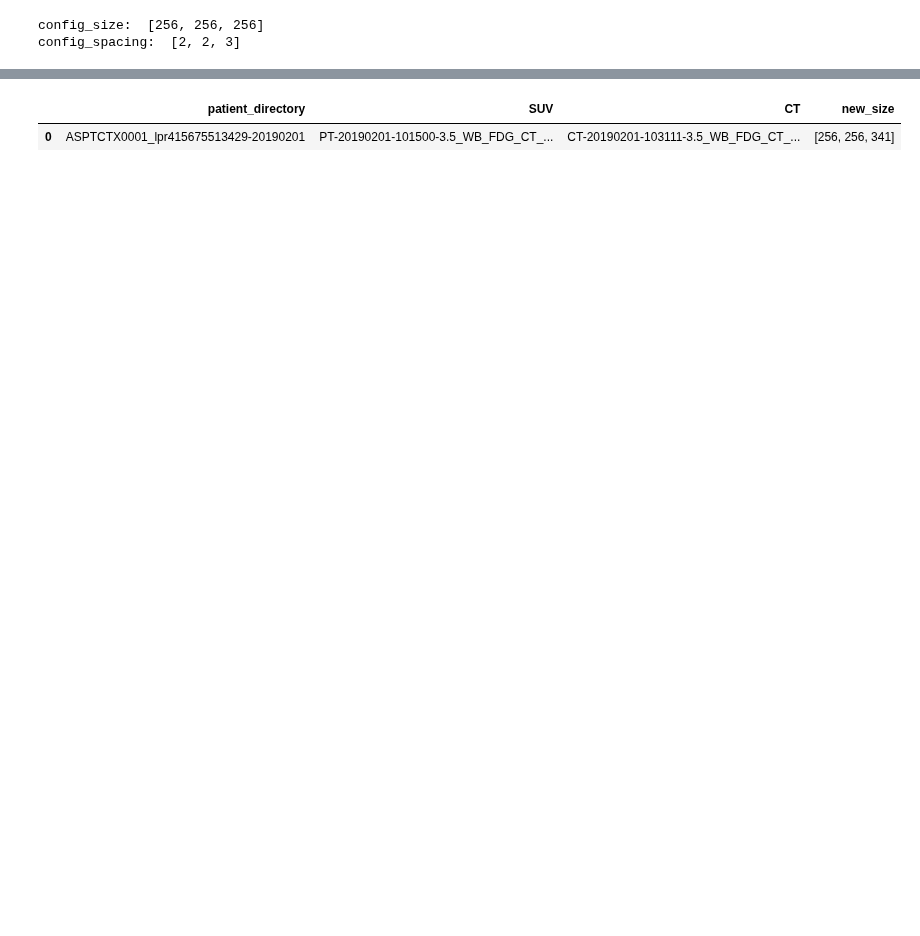
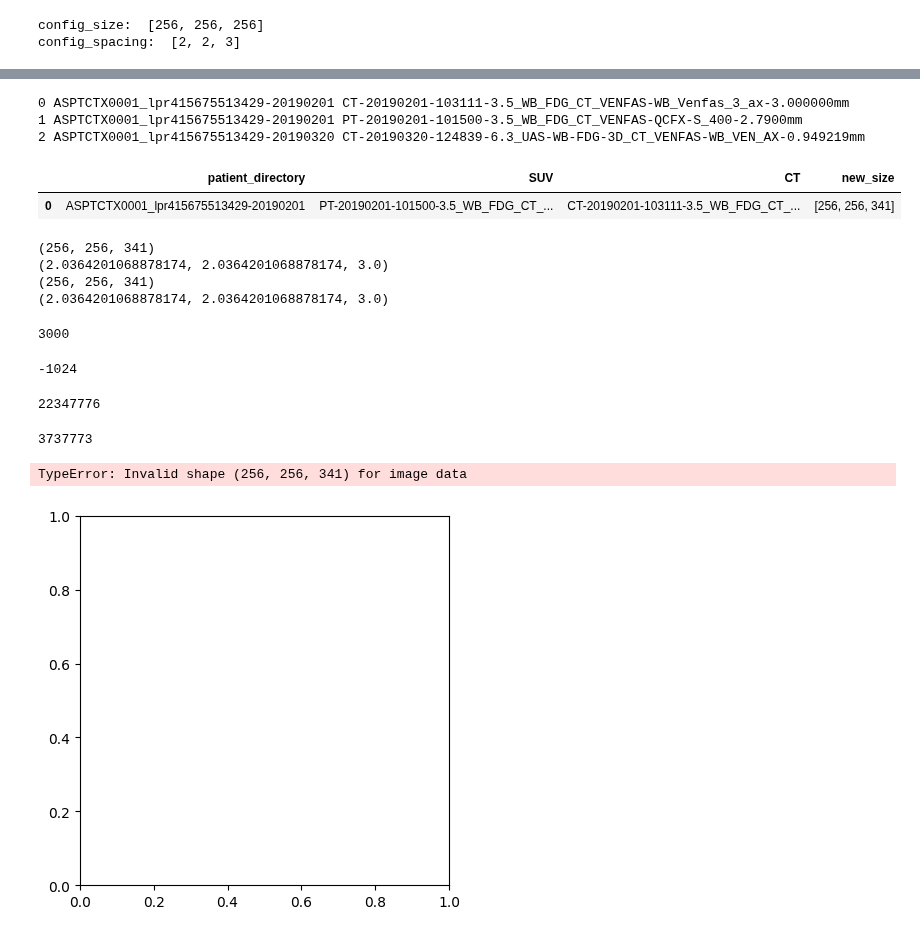
Before and after one commit to NickosKal/UCAN-PET-CT-image-data-handling-pipeline, a Jupyter notebook: Task1_3/Resample_SUV_and_CT_images.ipynb, the cells around one changed output, grey strips where cells are left out. Cells and saved outputs as stored; diff of their text form; code cells hidden in the pictures; blank space fills up the shorter version.

```diff
--- a/Task1_3/Resample_SUV_and_CT_images.ipynb
+++ b/Task1_3/Resample_SUV_and_CT_images.ipynb
@@ -165,26 +190,70 @@ resampled_SUV_CT_df.head(2)
 # %%
 for index, row in master_data_bd_filtered.iterrows():
-    #print(index, row['patient_directory'], row['PET-CT_info'])
-    #if index == 2:
-    #    break
+    print(index, row['patient_directory'], row['PET-CT_info'])
+    if index == 2:
+        break
 
     if row['modality']=='CT':
+        #print(row[['patient_directory']])
         resampled_SUV_CT_df.loc[resampled_SUV_CT_df['patient_directory'] == row['patient_directory'], 'CT'] = row['PET-CT_info']
 
         vol_img = utils.read_dicom(row['directory'])
         image_size = vol_img.GetSize()
 
-        new_size = resampled_SUV_CT_df.loc[resampled_SUV_CT_df['patient_directory'] == row['patient_directory'], 'new_size'][0]
-        #print(new_size)
+        new_size = resampled_SUV_CT_df.loc[resampled_SUV_CT_df['patient_directory'] == row['patient_directory'], 'new_size'].tolist()[0]
+        #print(new_size[0])
 
         vol_img = sitk.Resample(vol_img, new_size, sitk.Transform(), sitk.sitkLinear,
-                            vol_img.GetOrigin(), config_spacing, vol_img.GetDirection(), 0,
+                            vol_img.GetOrigin(), config_spacing, vol_img.GetDirection(), -1024,
                             vol_img.GetPixelID())
 
-        save_path= 'E:/Sambit/Other_Projects/UCAN/Resampled_SUV_CT/' + str(row['npr']) + '_SUV_CT/' + str(row['scan_date']) + '/' + 'CT'
+        #vol_img = sitk.Clamp(vol_img,upperBound=3000)
+
+        #save_path= 'E:/Sambit/Other_Projects/UCAN/Resampled_SUV_CT/' + str(row['npr']) + '_SUV_CT/' + str(row['scan_date']) + '/' + 'CT'
+        save_path= 'F:/ucan_lymfom/Resampled_SUV_CT/Sample24Oct2023/' + str(row['npr']) + '_SUV_CT/' + str(row['scan_date']) + '/' + 'CT'
+
         utils.save_as_gz(vol_img, save_path+'.nii.gz')
 
 resampled_SUV_CT_df.head(2)
 # %% [output]
+0 ASPTCTX0001_lpr415675513429-20190201 CT-20190201-103111-3.5_WB_FDG_CT_VENFAS-WB_Venfas_3_ax-3.000000mm
+1 ASPTCTX0001_lpr415675513429-20190201 PT-20190201-101500-3.5_WB_FDG_CT_VENFAS-QCFX-S_400-2.7900mm
+2 ASPTCTX0001_lpr415675513429-20190320 CT-20190320-124839-6.3_UAS-WB-FDG-3D_CT_VENFAS-WB_VEN_AX-0.949219mm
 |  | patient_directory | SUV | CT | new_size |
 | 0 | ASPTCTX0001_lpr415675513429-20190201 | PT-20190201-101500-3.5_WB_FDG_CT_... | CT-20190201-103111-3.5_WB_FDG_CT_... | [256, 256, 341] |
+# %%
+sample_CT = sitk.ReadImage('F:/ucan_lymfom/Resampled_SUV_CT/Sample24Oct2023/lpr415675513429_SUV_CT/20190201/CT.nii.gz')
+sample_SUV = sitk.ReadImage('F:/ucan_lymfom/Resampled_SUV_CT/Sample24Oct2023/lpr415675513429_SUV_CT/20190201/SUV.nii.gz')
+# %%
+print(sample_CT.GetSize())
+print(sample_CT.GetSpacing())
+print(sample_SUV.GetSize())
+print(sample_SUV.GetSpacing())
+# %% [output]
+(256, 256, 341)
+(2.0364201068878174, 2.0364201068878174, 3.0)
+(256, 256, 341)
+(2.0364201068878174, 2.0364201068878174, 3.0)
+# %%
+#sample_CT = sitk.Clamp(sample_CT,upperBound=3000)
+#utils.save_as_gz(sample_CT, save_path+'2.nii.gz')
+sample_CT_arr = sitk.GetArrayFromImage(sample_CT)
+print(sample_CT_arr.max())
+
+(sample_CT_arr.min())
+# %% [output]
+3000
+-1024
+# %%
+sample_CT_arr.size
+# %% [output]
+22347776
+# %%
+sample_CT_arr[sample_CT_arr==0].size
+# %% [output]
+3737773
+# %%
+plt.imshow(sample_CT_arr.transpose(1,2,0))
+# %% [output]
+TypeError: Invalid shape (256, 256, 341) for image data
+[figure, added]
```
Also changed, not shown: parts of 5 cells of this notebook, 1 other file.
